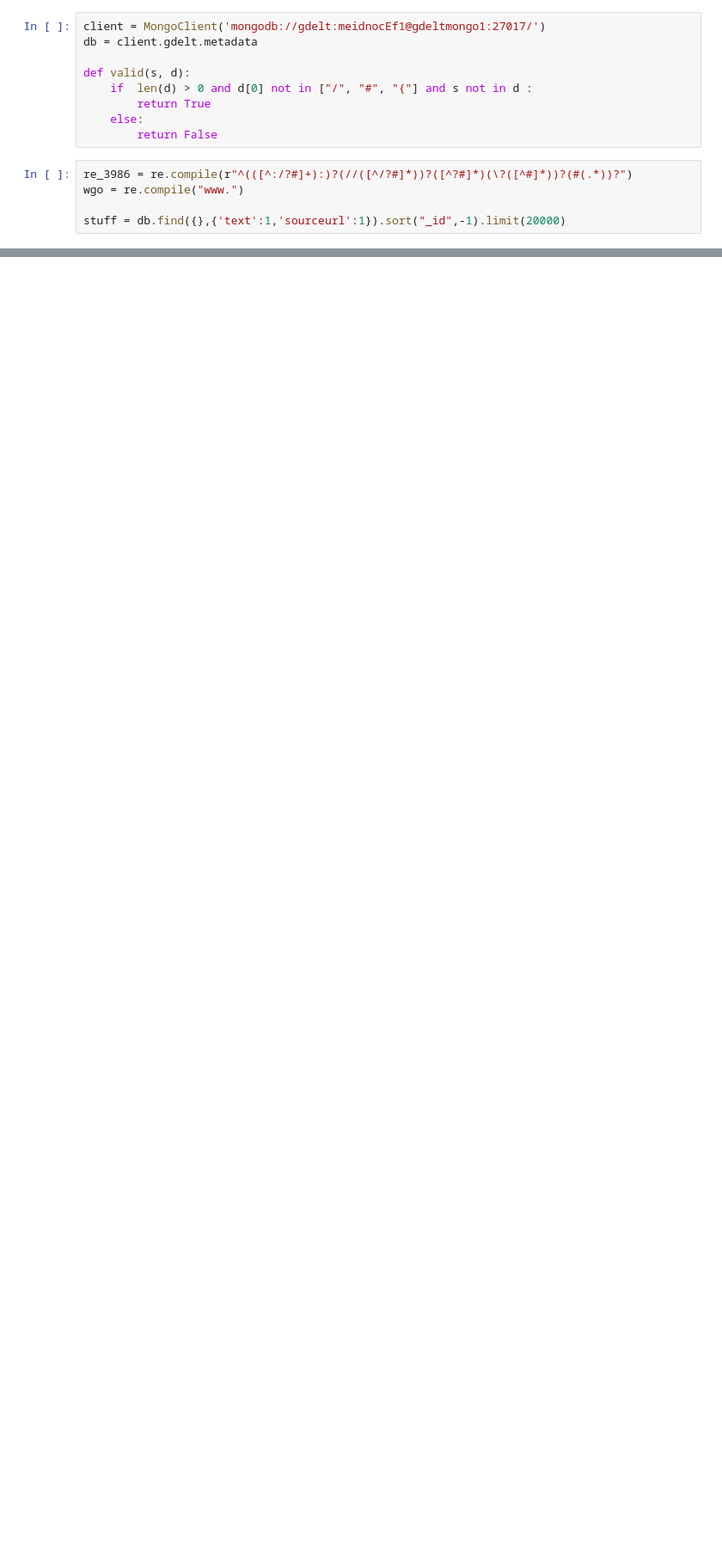
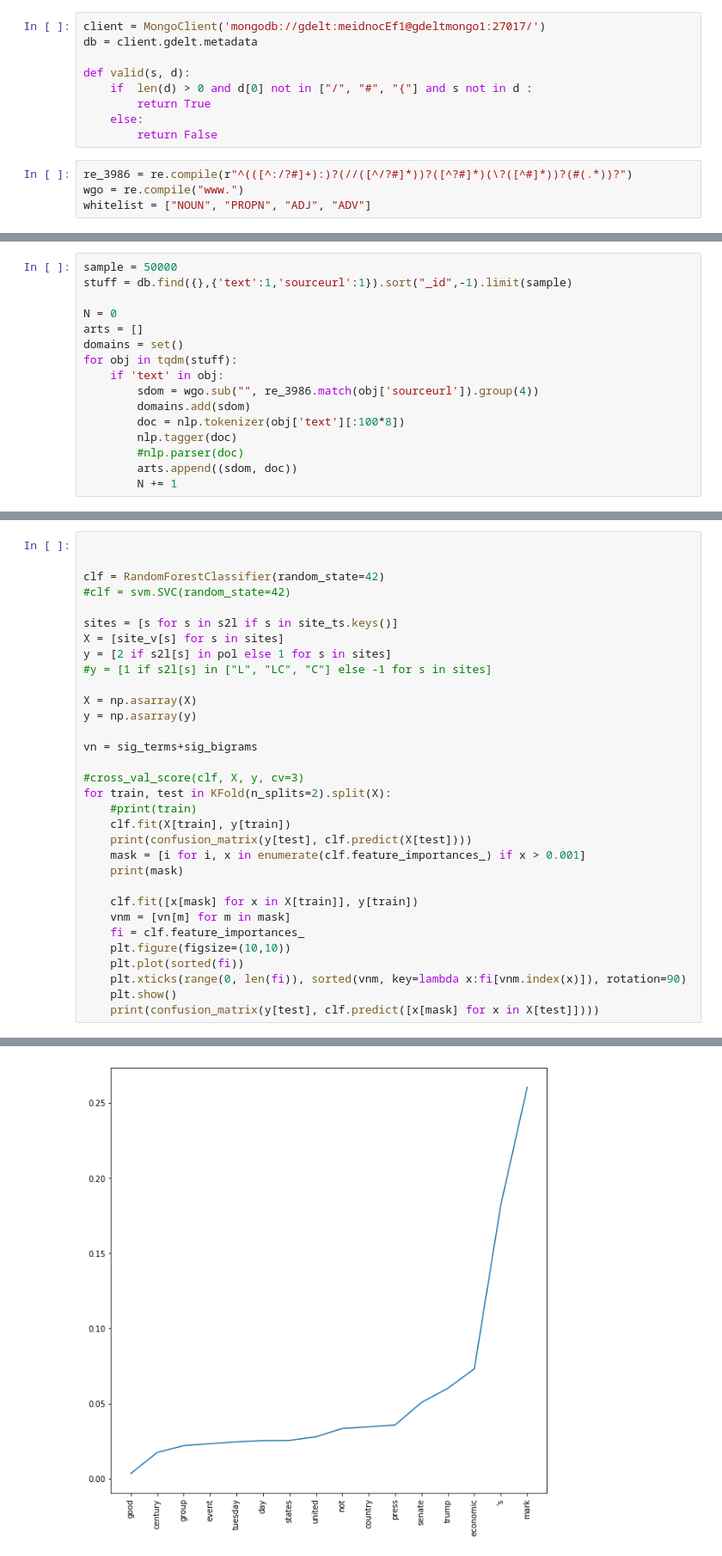
Before and after one commit to aggarwalpiush/NewsGraphing, a Jupyter notebook: BoW.ipynb, the cells around one changed output, grey strips where cells are left out. Shown: that part at 86% size. Drawn from its saved outputs; the diff is of its cells as text; blank space fills up the shorter version.

```diff
--- a/BoW.ipynb
+++ b/BoW.ipynb
@@ -24,5 +34,4 @@ def valid(s, d):
 # %%
 re_3986 = re.compile(r"^(([^:/?#]+):)?(//([^/?#]*))?([^?#]*)(\?([^#]*))?(#(.*))?")
 wgo = re.compile("www.")
-
-stuff = db.find({},{'text':1,'sourceurl':1}).sort("_id",-1).limit(20000)
+whitelist = ["NOUN", "PROPN", "ADJ", "ADV"]
@@ -56,0 +38,16 @@ len(doms)
+# %%
+sample = 50000
+stuff = db.find({},{'text':1,'sourceurl':1}).sort("_id",-1).limit(sample)
+
+N = 0
+arts = []
+domains = set()
+for obj in tqdm(stuff):
+    if 'text' in obj:
+        sdom = wgo.sub("", re_3986.match(obj['sourceurl']).group(4))
+        domains.add(sdom)
+        doc = nlp.tokenizer(obj['text'][:100*8])
+        nlp.tagger(doc)
+        #nlp.parser(doc)
+        arts.append((sdom, doc))
+        N += 1
@@ -56,0 +305,33 @@ len(doms)
+# %%
+
+
+clf = RandomForestClassifier(random_state=42)
+#clf = svm.SVC(random_state=42)
+
+sites = [s for s in s2l if s in site_ts.keys()]
+X = [site_v[s] for s in sites]
+y = [2 if s2l[s] in pol else 1 for s in sites]
+#y = [1 if s2l[s] in ["L", "LC", "C"] else -1 for s in sites]
+
+X = np.asarray(X)
+y = np.asarray(y)
+
+vn = sig_terms+sig_bigrams
+
+#cross_val_score(clf, X, y, cv=3)
+for train, test in KFold(n_splits=2).split(X):
+    #print(train)
+    clf.fit(X[train], y[train])
+    print(confusion_matrix(y[test], clf.predict(X[test])))
+    mask = [i for i, x in enumerate(clf.feature_importances_) if x > 0.001]
+    print(mask)
+
+    clf.fit([x[mask] for x in X[train]], y[train])
+    vnm = [vn[m] for m in mask]
+    fi = clf.feature_importances_
+    plt.figure(figsize=(10,10))
+    plt.plot(sorted(fi))
+    plt.xticks(range(0, len(fi)), sorted(vnm, key=lambda x:fi[vnm.index(x)]), rotation=90)
+    plt.show()
+    print(confusion_matrix(y[test], clf.predict([x[mask] for x in X[test]])))
+# %% [output]
@@ -56,0 +341 @@ len(doms)
+[figure, added]
```
Also changed, not shown: parts of 12 cells of this notebook, 1 other file.
